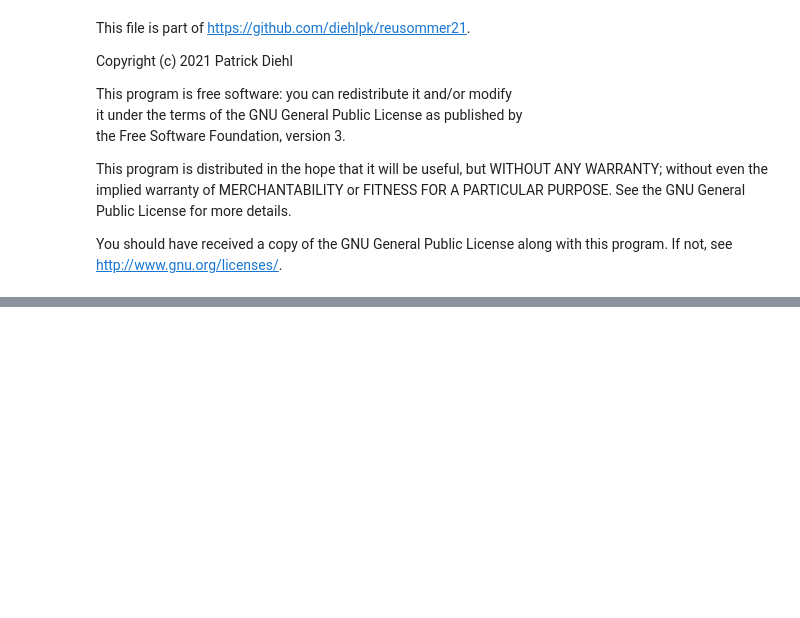
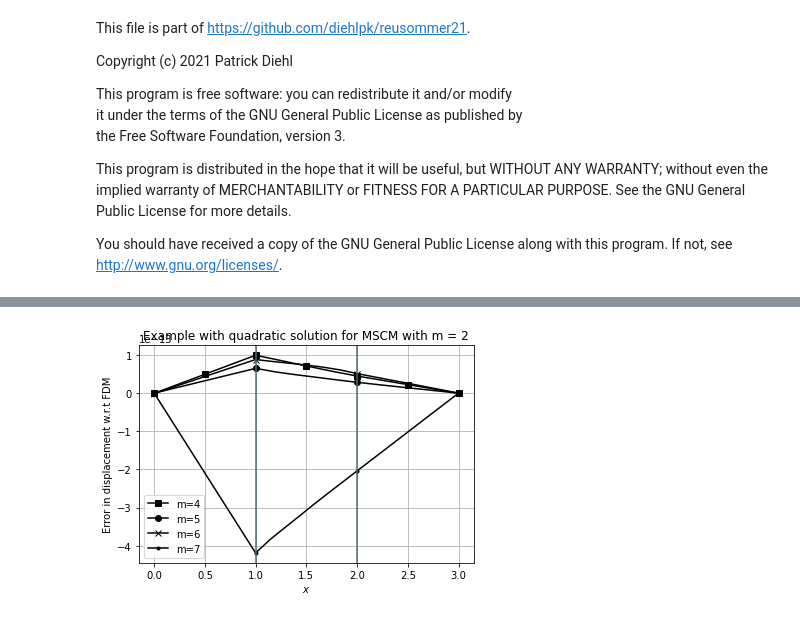
Before and after one commit to diehlpk/reusommer21, a Jupyter notebook: MDCM-Adaptive-endpoint.ipynb, the cells around one changed output, grey strips where cells are left out. Saved outputs shown, nothing was run; the diff lists cells and outputs as text; code cells hidden in the pictures; blank space fills up the shorter version.

```diff
--- a/MDCM-Adaptive-endpoint.ipynb
+++ b/MDCM-Adaptive-endpoint.ipynb
@@ -278,0 +262,20 @@ plt.scatter(x2[len(x2)-2],x)
+# %%
+plt.clf()
+markers = ['s','o','x','.']
+level = [2,5,6,7]
+
+for i in range(0, len(xAll)):
+    xClean = np.concatenate([xSlice[i][0:nFD[i]-1],xSlice[i][nFD[i]+1:nFD[i]+n[i]+1:5],xSlice[i][nFD[i]+n[i]+3:]])
+    uClean = np.concatenate([uSlice[i][0:nFD[i]-1],uSlice[i][nFD[i]+1:nFD[i]+n[i]+1:5],uSlice[i][nFD[i]+n[i]+3:]])
+    plt.plot(xClean,uClean-uFDM[i],color="black",marker=markers[i],markevery=level[i],label="m="+str(i+4))
+
+plt.xlabel(r"$x$")
+plt.ylabel(r"Error in displacement w.r.t FDM")
+plt.title(r"Example with " + str(example).lower() + " solution for MSCM with m = 2")
+plt.grid()
+plt.axvline(x=1,c="#536872")
+plt.axvline(x=2,c="#536872")
+plt.legend()
+plt.savefig("DCM-adative-endpoint-"+str(example).lower()+".pdf")
+# %% [output]
+[figure, added]
```
Also changed, not shown: parts of 18 cells of this notebook, 2 other files.
